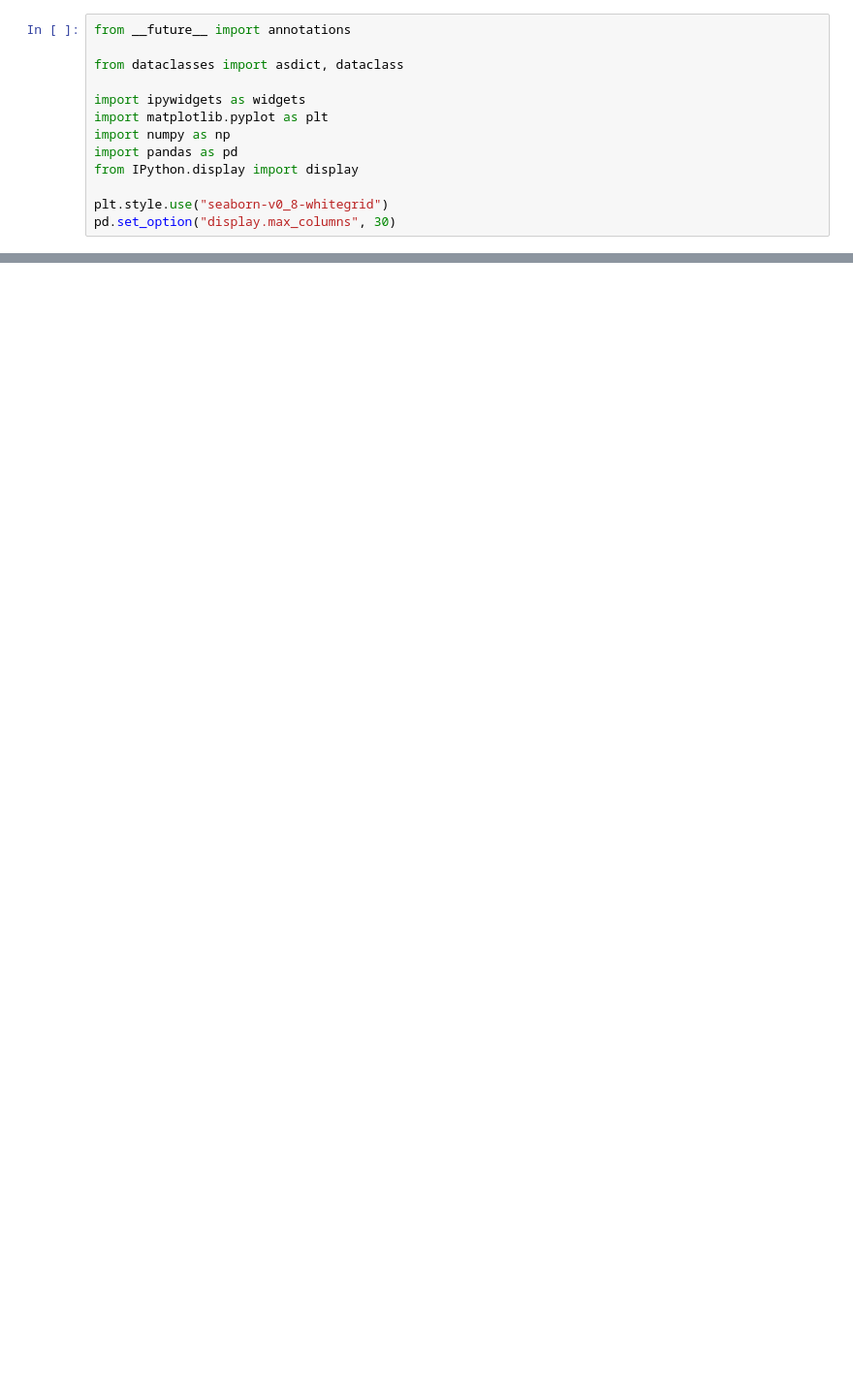
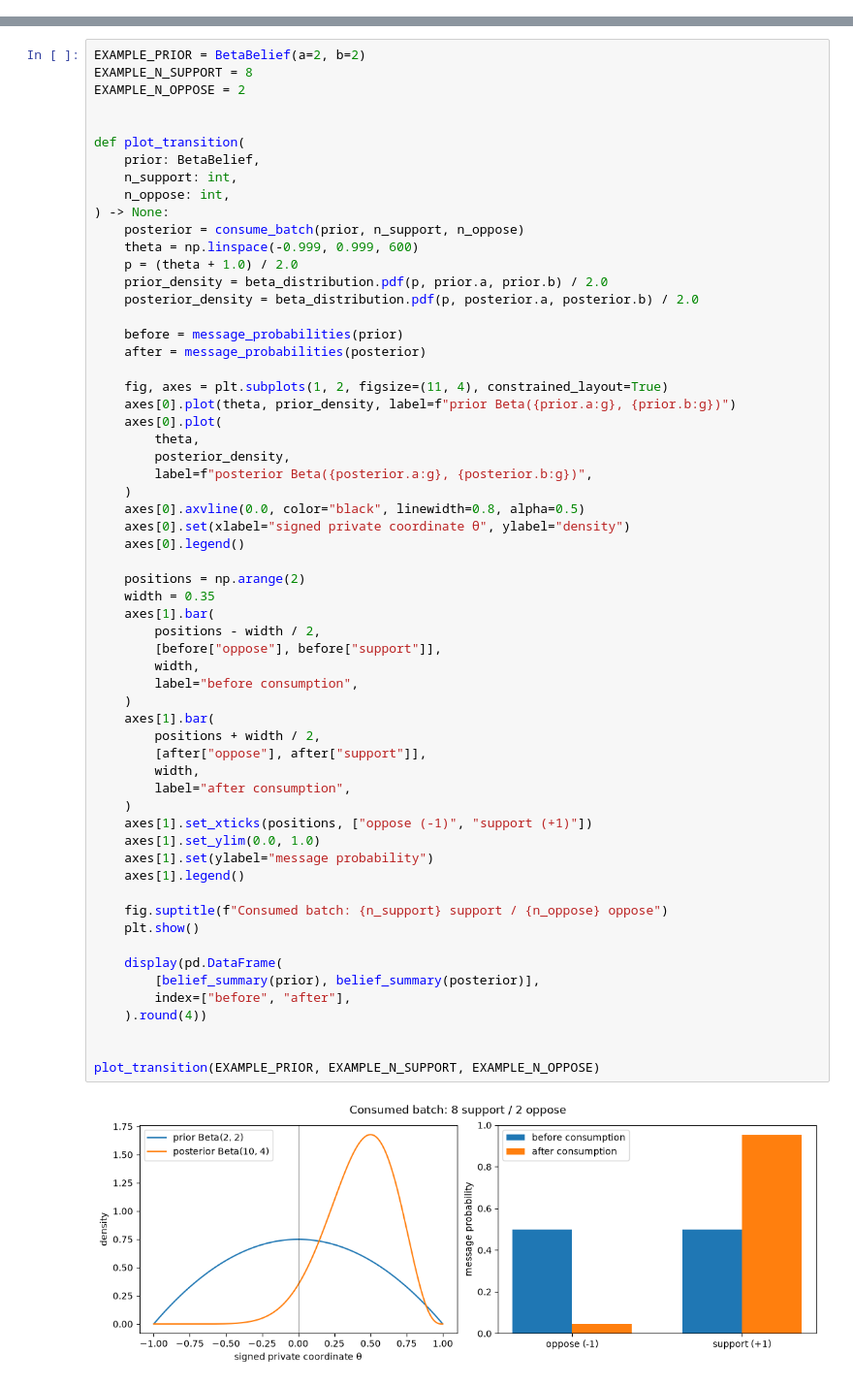
Before and after one commit to 666feiyu666/Opinion_ABM, a Jupyter notebook: notebooks/single_agent_information_effect_probe.ipynb, the cells around one changed output, grey strips where cells are left out. Shown at 97% size. Drawn from its saved outputs; the diff is of its cells as text; blank space fills up the shorter version.

Commit message:
day 3 beta-distribution(starting point for baseline model)

```diff
--- a/notebooks/single_agent_information_effect_probe.ipynb
+++ b/notebooks/single_agent_information_effect_probe.ipynb
@@ -67,13 +0,0 @@ $$u_{t+1}=u_t+\beta R_t(1-u_t)[-A_t]_+-\beta R_tu_t[A_t]_+ +\gamma R_t(1-K_t)(1-
-# %%
-from __future__ import annotations
-
-from dataclasses import asdict, dataclass
-
-import ipywidgets as widgets
-import matplotlib.pyplot as plt
-import numpy as np
-import pandas as pd
-from IPython.display import display
-
-plt.style.use("seaborn-v0_8-whitegrid")
-pd.set_option("display.max_columns", 30)
@@ -881,0 +250,62 @@ Saved 294 movement rows to: D:\CSS-Research\opinion-dynamics\opinion-model\noteb
+# %%
+EXAMPLE_PRIOR = BetaBelief(a=2, b=2)
+EXAMPLE_N_SUPPORT = 8
+EXAMPLE_N_OPPOSE = 2
+
+
+def plot_transition(
+    prior: BetaBelief,
+    n_support: int,
+    n_oppose: int,
+) -> None:
+    posterior = consume_batch(prior, n_support, n_oppose)
+    theta = np.linspace(-0.999, 0.999, 600)
+    p = (theta + 1.0) / 2.0
+    prior_density = beta_distribution.pdf(p, prior.a, prior.b) / 2.0
+    posterior_density = beta_distribution.pdf(p, posterior.a, posterior.b) / 2.0
+
+    before = message_probabilities(prior)
+    after = message_probabilities(posterior)
+
+    fig, axes = plt.subplots(1, 2, figsize=(11, 4), constrained_layout=True)
+    axes[0].plot(theta, prior_density, label=f"prior Beta({prior.a:g}, {prior.b:g})")
+    axes[0].plot(
+        theta,
+        posterior_density,
+        label=f"posterior Beta({posterior.a:g}, {posterior.b:g})",
+    )
+    axes[0].axvline(0.0, color="black", linewidth=0.8, alpha=0.5)
+    axes[0].set(xlabel="signed private coordinate θ", ylabel="density")
+    axes[0].legend()
+
+    positions = np.arange(2)
+    width = 0.35
+    axes[1].bar(
+        positions - width / 2,
+        [before["oppose"], before["support"]],
+        width,
+        label="before consumption",
+    )
+    axes[1].bar(
+        positions + width / 2,
+        [after["oppose"], after["support"]],
+        width,
+        label="after consumption",
+    )
+    axes[1].set_xticks(positions, ["oppose (-1)", "support (+1)"])
+    axes[1].set_ylim(0.0, 1.0)
+    axes[1].set(ylabel="message probability")
+    axes[1].legend()
+
+    fig.suptitle(f"Consumed batch: {n_support} support / {n_oppose} oppose")
+    plt.show()
+
+    display(pd.DataFrame(
+        [belief_summary(prior), belief_summary(posterior)],
+        index=["before", "after"],
+    ).round(4))
+
+
+plot_transition(EXAMPLE_PRIOR, EXAMPLE_N_SUPPORT, EXAMPLE_N_OPPOSE)
+# %% [output]
+[figure, added]
```
Also changed, not shown: parts of 42 cells of this notebook, 2 other files.
